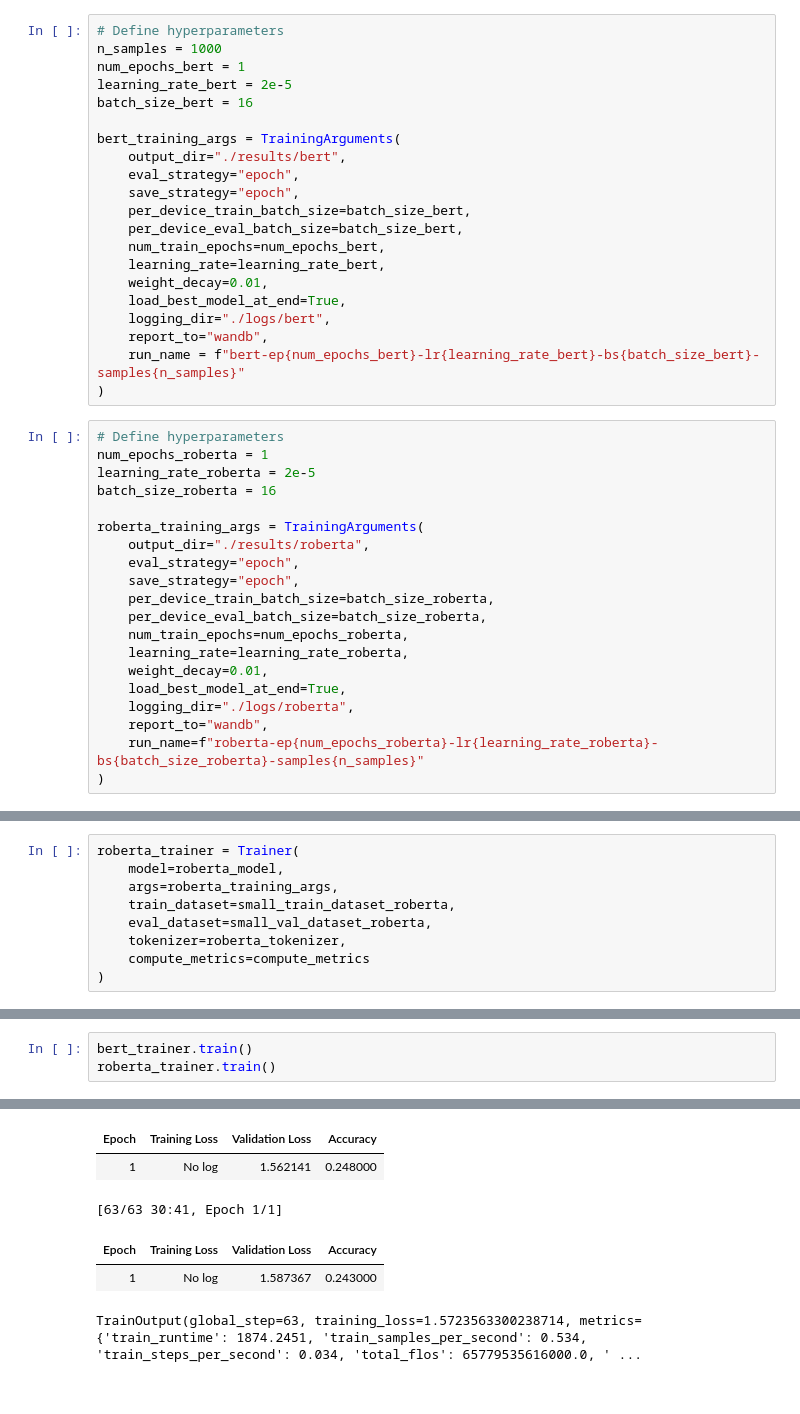
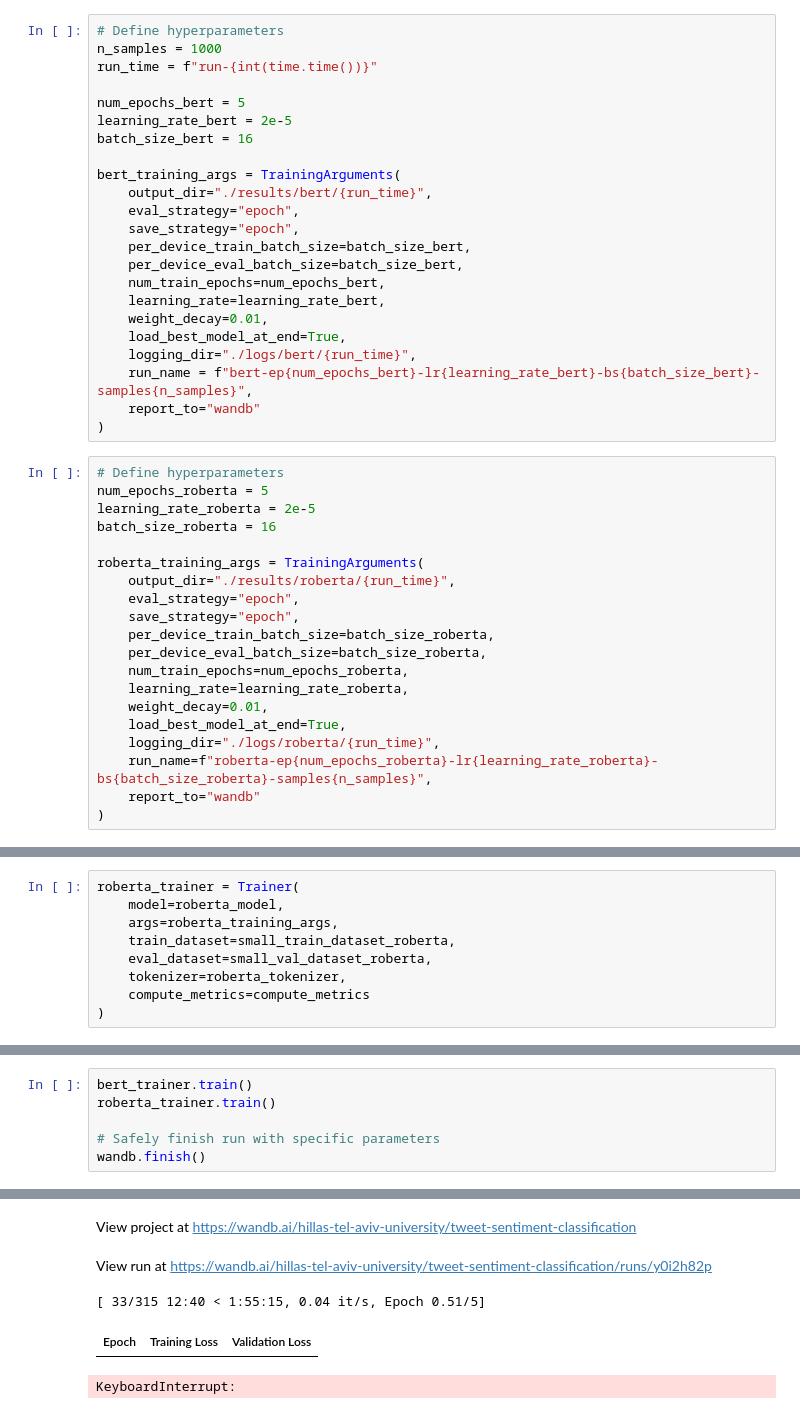
Before and after one commit to Hillascher5/nlp-tweets-sentiment-analysis, a Jupyter notebook: Text_Classification_Tweets_Sentiment.ipynb, the cells around one changed output, grey strips where cells are left out. Cells and saved outputs as stored; diff of their text form.

Commit message:
Adding run_time and more epochs

```diff
--- a/Text_Classification_Tweets_Sentiment.ipynb
+++ b/Text_Classification_Tweets_Sentiment.ipynb
@@ -754,12 +743,14 @@ Configure hyperparameters and training settings for both BERT and RoBERTa models
 # %%
 # Define hyperparameters
 n_samples = 1000
-num_epochs_bert = 1
+run_time = f"run-{int(time.time())}"
+
+num_epochs_bert = 5
 learning_rate_bert = 2e-5
 batch_size_bert = 16
 
 bert_training_args = TrainingArguments(
-    output_dir="./results/bert",
+    output_dir="./results/bert/{run_time}",
     eval_strategy="epoch",
     save_strategy="epoch",
     per_device_train_batch_size=batch_size_bert,
@@ -768,18 +759,18 @@ bert_training_args = TrainingArguments(
     learning_rate=learning_rate_bert,
     weight_decay=0.01,
     load_best_model_at_end=True,
-    logging_dir="./logs/bert",
-    report_to="wandb",
-    run_name = f"bert-ep{num_epochs_bert}-lr{learning_rate_bert}-bs{batch_size_bert}-samples{n_samples}"
+    logging_dir="./logs/bert/{run_time}",
+    run_name = f"bert-ep{num_epochs_bert}-lr{learning_rate_bert}-bs{batch_size_bert}-samples{n_samples}",
+    report_to="wandb"
 )
 # %%
 # Define hyperparameters
-num_epochs_roberta = 1
+num_epochs_roberta = 5
 learning_rate_roberta = 2e-5
 batch_size_roberta = 16
 
 roberta_training_args = TrainingArguments(
-    output_dir="./results/roberta",
+    output_dir="./results/roberta/{run_time}",
     eval_strategy="epoch",
     save_strategy="epoch",
     per_device_train_batch_size=batch_size_roberta,
@@ -788,7 +779,7 @@ roberta_training_args = TrainingArguments(
     learning_rate=learning_rate_roberta,
     weight_decay=0.01,
     load_best_model_at_end=True,
-    logging_dir="./logs/roberta",
-    report_to="wandb",
-    run_name=f"roberta-ep{num_epochs_roberta}-lr{learning_rate_roberta}-bs{batch_size_roberta}-samples{n_samples}"
+    logging_dir="./logs/roberta/{run_time}",
+    run_name=f"roberta-ep{num_epochs_roberta}-lr{learning_rate_roberta}-bs{batch_size_roberta}-samples{n_samples}",
+    report_to="wandb"
 )
@@ -831,4 +822,7 @@ Train both BERT and RoBERTa models on the small datasets using the Trainer inter
 # %%
 bert_trainer.train()
 roberta_trainer.train()
+
+# Safely finish run with specific parameters
+wandb.finish()
 # %% [output]
@@ -836,6 +834,5 @@ roberta_trainer.train()
+View project at https://wandb.ai/hillas-tel-aviv-university/tweet-sentiment-classification
+View run at https://wandb.ai/hillas-tel-aviv-university/tweet-sentiment-classification/runs/y0i2h82p
+[ 33/315 12:40 < 1:55:15, 0.04 it/s, Epoch 0.51/5]
-| Epoch | Training Loss | Validation Loss | Accuracy |
-| 1 | No log | 1.562141 | 0.248000 |
+| Epoch | Training Loss | Validation Loss |
-[63/63 30:41, Epoch 1/1]
-| Epoch | Training Loss | Validation Loss | Accuracy |
-| 1 | No log | 1.587367 | 0.243000 |
-TrainOutput(global_step=63, training_loss=1.5723563300238714, metrics={'train_runtime': 1874.2451, 'train_samples_per_second': 0.534, 'train_steps_per_second': 0.034, 'total_flos': 65779535616000.0, ' ...
+KeyboardInterrupt:
```
Also changed, not shown: parts of 21 cells of this notebook.
